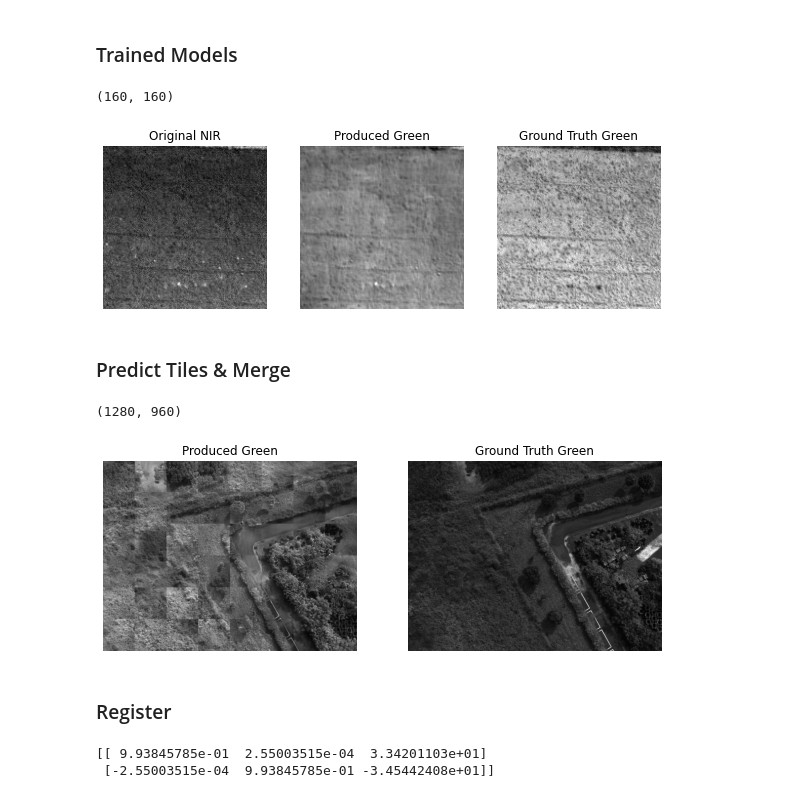
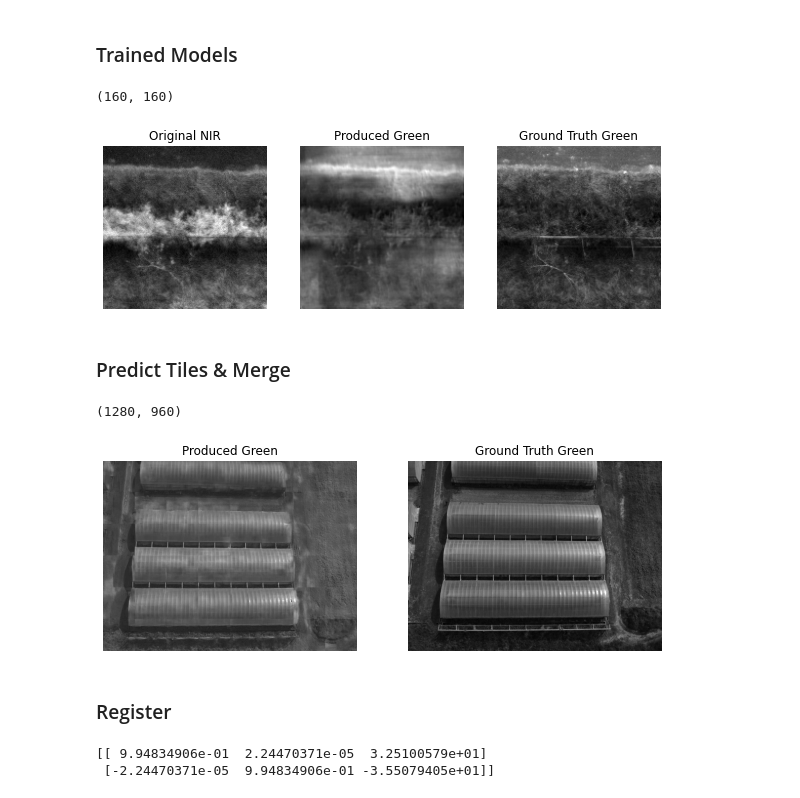
Before and after one commit to tmydali/Spectral_Registration, a Jupyter notebook: GreenGenerator.ipynb, the cells around one changed output. Saved outputs shown, nothing was run; the diff lists cells and outputs as text; code cells hidden in the pictures.

```diff
--- a/GreenGenerator.ipynb
+++ b/GreenGenerator.ipynb
@@ -29,8 +29,10 @@ X.shape
 Y.shape
 (4795, 160, 160, 1)
 # %%
-#model = GreenUnet160()
-model = GreenUnet160b()
+model = GreenUnet160a2()
+#model = GreenUnet160_trans()
+#model = GreenUnet160b()
 #model = GreenUnet320()
+#model = GreenAutoencoder160()
 model.model().summary()
 # %% [output]
@@ -38,5 +57,5 @@ AttributeError: module 'tensorflow' has no attribute 'get_default_graph'
 # %%
 opt = keras.optimizers.Adam()
 model.compile(loss='mse', optimizer=opt)
-history = model.fit(train_x, train_y, batch_size=35, epochs=25, validation_split=0.2)
+history = model.fit(train_x, train_y, batch_size=64, epochs=50, validation_split=0.2, initial_epoch=0)
 # %% [output]
@@ -77,31 +107,31 @@ model.save_weights('./weights/GreenUnet160b_weights_202017Nov.h5')
 # %%
 model.load_weights('./weights/GreenUnet160_weights_202015Nov.h5')
 # %%
-index = 1095
+index = 777
 img = train_x[index:index+1, :, :, :]
 img_g = train_y[index, :, :, 0]
 p = model.predict(img)
 p = p.squeeze()
 img = img.squeeze()
 print(p.shape)
 
 img_ls = [img, p, img_g]
 title = ['Original NIR', 'Produced Green', 'Ground Truth Green']
 fig = plt.figure(figsize=(10,3))
 for i in range(3):
     ax = fig.add_subplot(i+131)
     ax.set_title(title[i])
     ax.axis('off')
     ax.imshow(img_ls[i], cmap='gray')
 # %% [output]
 (160, 160)
-[figure, old version]
+[figure, new version]
 # %% [markdown]
 ### Predict Tiles & Merge
 # %%
 size = 160
 index = int(960/size * 1280/size)
-name = '0079'
+name = '0205'
 NIR = cv2.imread('C:/Users/tmyda/Documents/UAV_color/{name}/IMG_{name}_4.tif'.format(name=name), cv2.IMREAD_GRAYSCALE)
 green = cv2.imread('C:/Users/tmyda/Documents/UAV_color/{name}/IMG_{name}_2.tif'.format(name=name), cv2.IMREAD_GRAYSCALE)
 
@@ -124,7 +154,7 @@ for i in range(2):
 p.save('./outputs/produced_green.tif')
 # %% [output]
 (1280, 960)
-[figure, old version]
+[figure, new version]
 # %% [markdown]
 ### Register
 # %%
@@ -135,7 +165,7 @@ img2 = cv2.imread('C:/Users/tmyda/Documents/UAV_color/{name}/IMG_{name}_4.tif'.f
 dummy = cv2.imread('./outputs/produced_green.tif', cv2.IMREAD_GRAYSCALE)
 
 kp1, des1 = SIFT(img1)
-kp2, des2 = SIFT(img2)
+kp2, des2 = SIFT(dummy)
 matches = matcher(des1, des2)
 h = getHomography(matches, kp1, kp2)
 print(h)
@@ -152,5 +182,5 @@ cv2.imwrite('./outputs/{}_Reg.tif'.format(name), img)
 cv2.waitKey(0)
 cv2.destroyAllWindows()
 # %% [output]
-[[ 9.93845785e-01  2.55003515e-04  3.34201103e+01]
- [-2.55003515e-04  9.93845785e-01 -3.45442408e+01]]
+[[ 9.94834906e-01  2.24470371e-05  3.25100579e+01]
+ [-2.24470371e-05  9.94834906e-01 -3.55079405e+01]]
```
Also changed, not shown: parts of 5 cells of this notebook, 7 other files.
